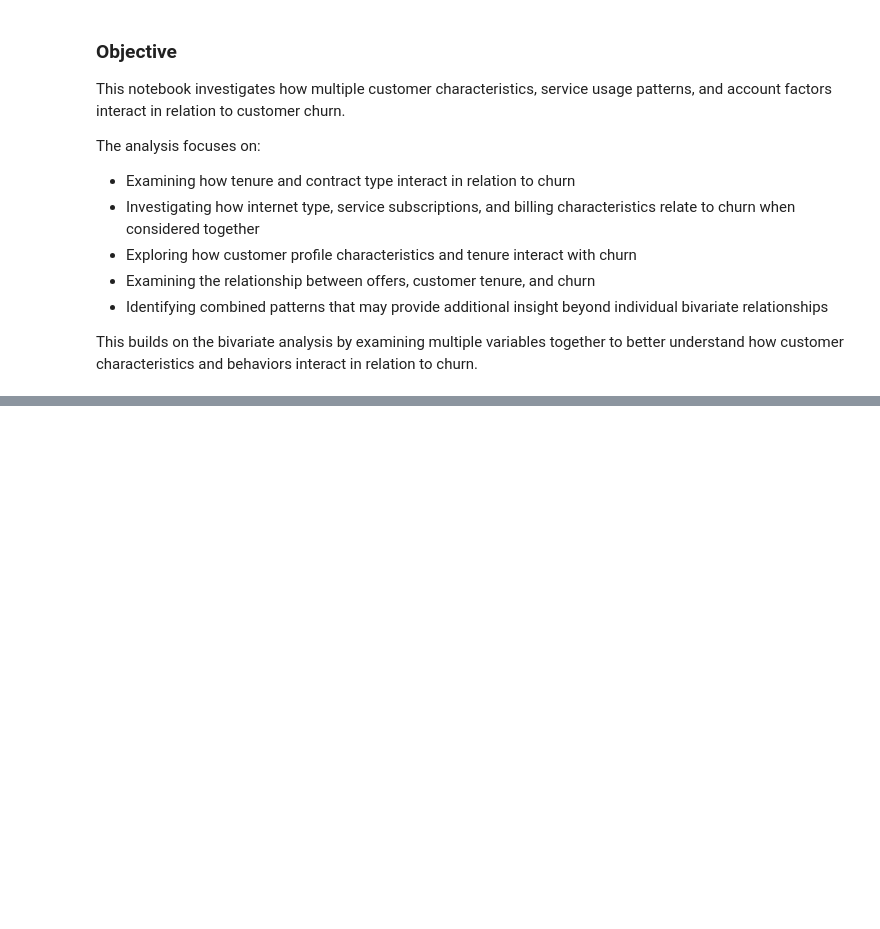
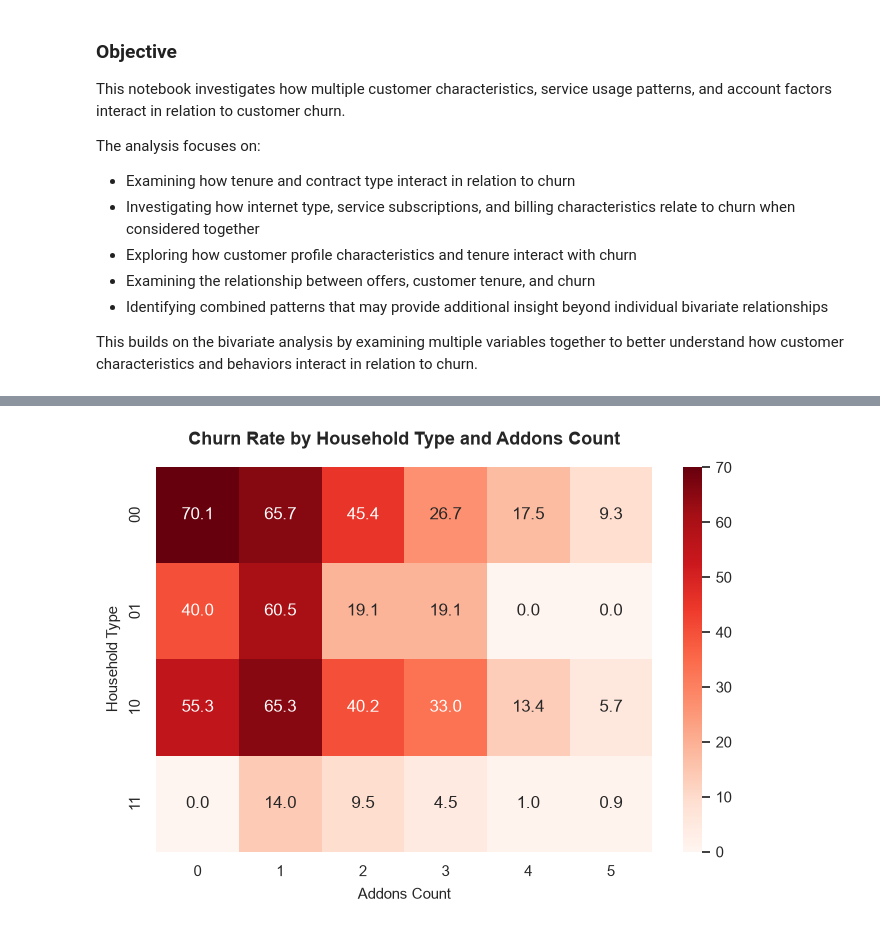
Before and after one commit to pendergataxel/telecom-customer-churn-analysis, a Jupyter notebook: notebooks/04_multivariate_and_correlations.ipynb, the cells around one changed output, grey strips where cells are left out. Saved outputs shown, nothing was run; the diff lists cells and outputs as text; code cells hidden in the pictures; blank space fills up the shorter version.

```diff
--- a/notebooks/04_multivariate_and_correlations.ipynb
+++ b/notebooks/04_multivariate_and_correlations.ipynb
@@ -312,0 +107,11 @@ dtype: int64
+# %%
+internet_customers_df = churn_analysis_df[churn_analysis_df['Internet Service'] == 1].copy()
+
+addon_cols = ['Unlimited Data', 'Online Security', 'Online Backup', 'Device Protection Plan', 'Premium Tech Support']
+internet_customers_df['Addons Count'] = internet_customers_df[addon_cols].sum(axis=1)
+
+internet_customers_df['Household Type'] = (
+    internet_customers_df['Married'].astype(int).astype(str) + (internet_customers_df['Number of Dependents'] >= 1).astype(int).astype(str)
+)
+
+internet_customers_df['Household Type']
@@ -312,0 +131,11 @@ dtype: int64
+# %%
+hhtype_addons_churn = internet_customers_df.pivot_table(
+    index='Household Type',
+    columns='Addons Count',
+    values='Is Churned',
+    aggfunc='mean'
+) * 100
+
+hhtype_addons_churn = hhtype_addons_churn.round(1)
+
+hhtype_addons_churn.style.format('{:.1f}%')
@@ -312,0 +149,16 @@ dtype: int64
+# %%
+plt.figure(figsize=(8, 5))
+
+sns.heatmap(
+    hhtype_addons_churn,
+    annot=True,
+    fmt='.1f',
+    cmap='Reds'
+)
+
+plt.xlabel('Addons Count')
+plt.ylabel('Household Type')
+plt.title('Churn Rate by Household Type and Addons Count')
+plt.show()
+# %% [output]
+[figure, added]
```
Also changed, not shown: parts of 28 cells of this notebook, 2 other files.
